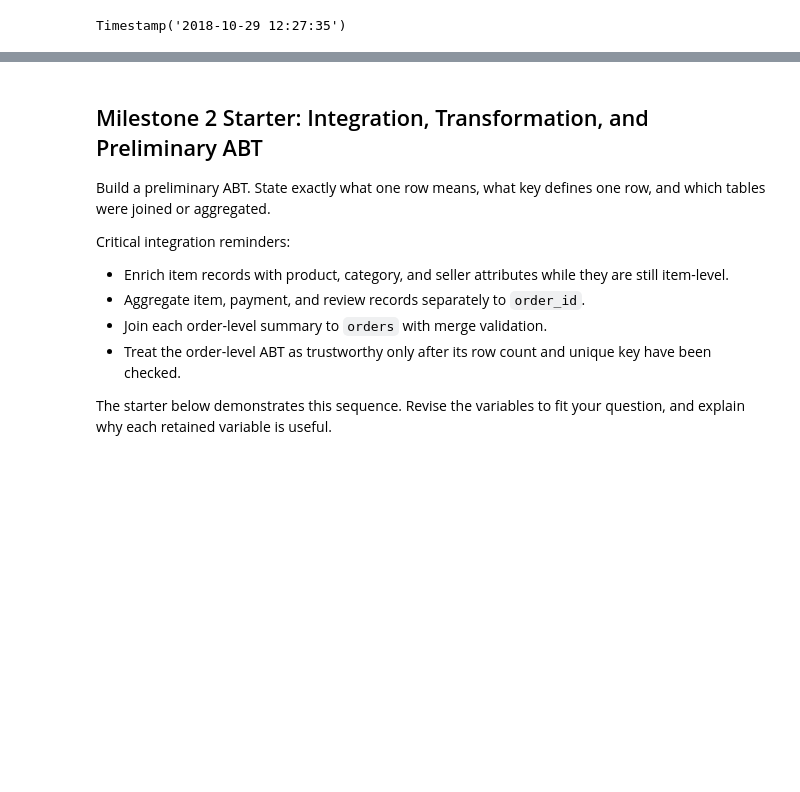
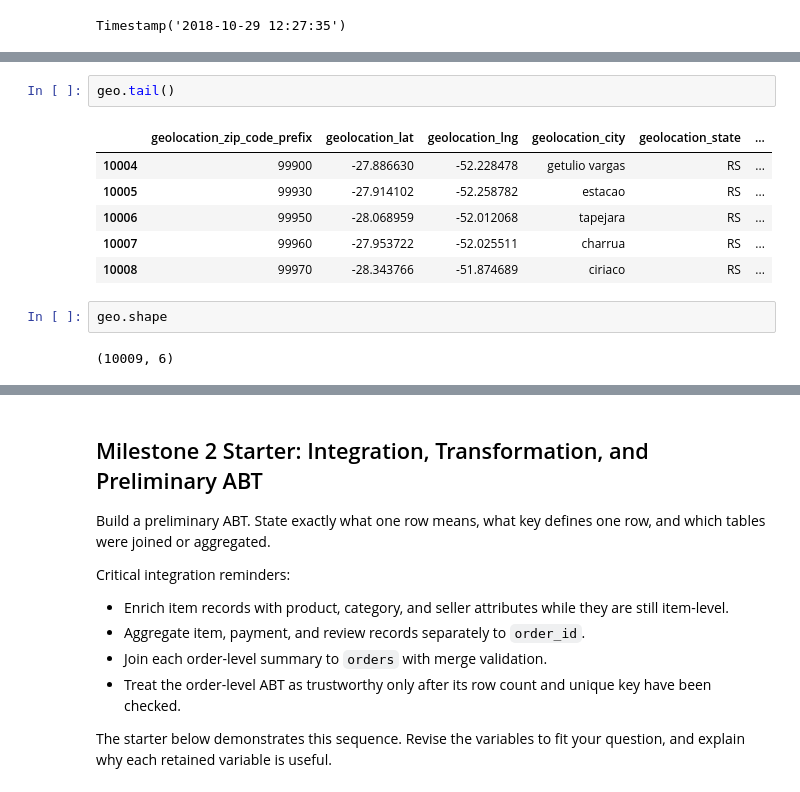
Before and after one commit to Jade-Jung/ban6003-project-option-2-hyejung-jung, a Jupyter notebook: notebooks/olist_project_starter.ipynb, the cells around one changed output, grey strips where cells are left out. Saved outputs shown, nothing was run; the diff lists cells and outputs as text; blank space fills up the shorter version.

```diff
--- a/notebooks/olist_project_starter.ipynb
+++ b/notebooks/olist_project_starter.ipynb
@@ -750,0 +899,13 @@ Timestamp('2018-10-29 12:27:35')
+# %%
+geo.tail()
+# %% [output]
+|  | geolocation_zip_code_prefix | geolocation_lat | geolocation_lng | geolocation_city | geolocation_state | ... |
+| 10004 | 99900 | -27.886630 | -52.228478 | getulio vargas | RS | ... |
+| 10005 | 99930 | -27.914102 | -52.258782 | estacao | RS | ... |
+| 10006 | 99950 | -28.068959 | -52.012068 | tapejara | RS | ... |
+| 10007 | 99960 | -27.953722 | -52.025511 | charrua | RS | ... |
+| 10008 | 99970 | -28.343766 | -51.874689 | ciriaco | RS | ... |
+# %%
+geo.shape
+# %% [output]
+(10009, 6)
```
Also changed, not shown: parts of 36 cells of this notebook.
